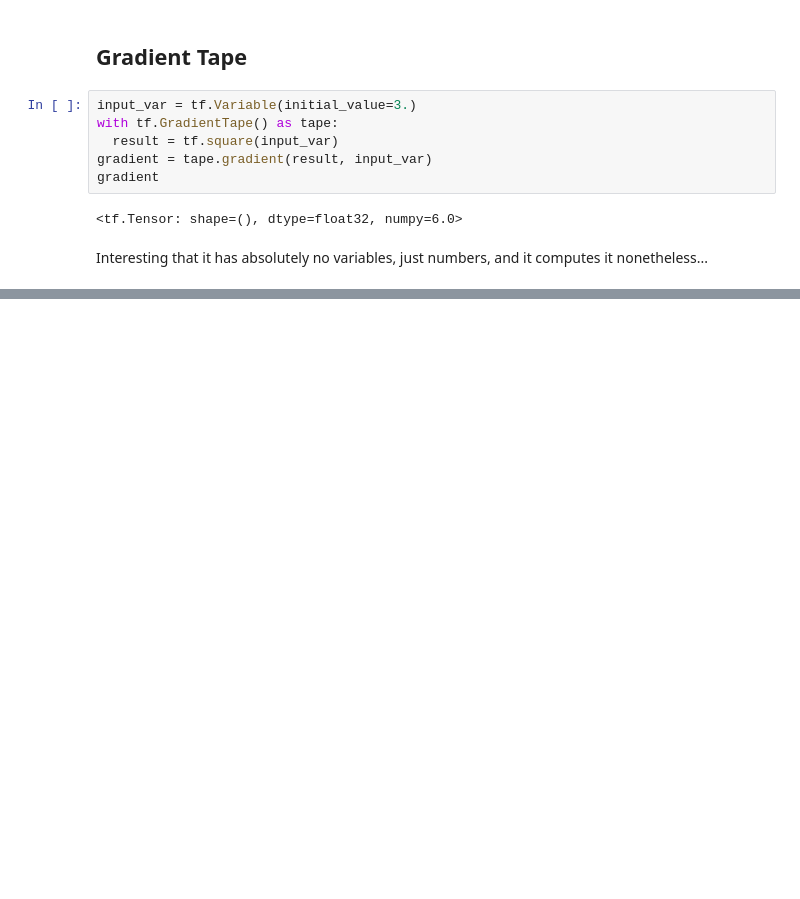
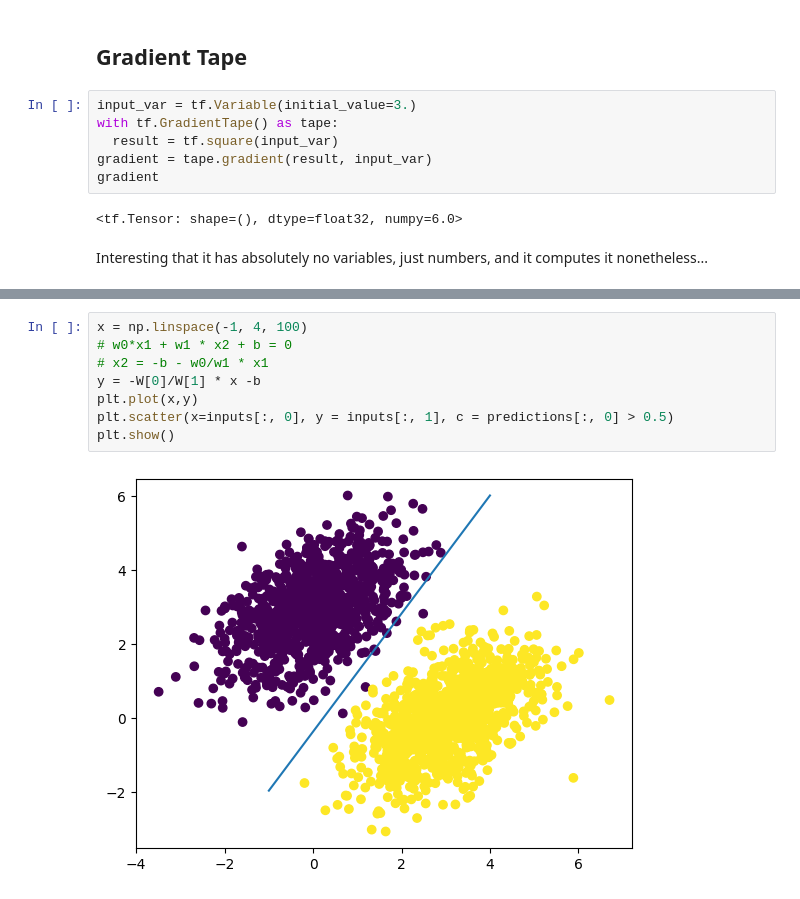
Before and after one commit to bigflyy/DeepLearningWithPython, a Jupyter notebook: 2LinearClassifierTensorFlow.ipynb, the cells around one changed output, grey strips where cells are left out. Saved outputs shown, nothing was run; the diff lists cells and outputs as text; blank space fills up the shorter version.

```diff
--- a/2LinearClassifierTensorFlow.ipynb
+++ b/2LinearClassifierTensorFlow.ipynb
@@ -34,0 +174,10 @@ Interesting that it has absolutely no variables, just numbers, and it computes i
+# %%
+x = np.linspace(-1, 4, 100)
+# w0*x1 + w1 * x2 + b = 0
+# x2 = -b - w0/w1 * x1
+y = -W[0]/W[1] * x -b
+plt.plot(x,y)
+plt.scatter(x=inputs[:, 0], y = inputs[:, 1], c = predictions[:, 0] > 0.5)
+plt.show()
+# %% [output]
+[figure, added]
```
Also changed, not shown: parts of 16 cells of this notebook.
